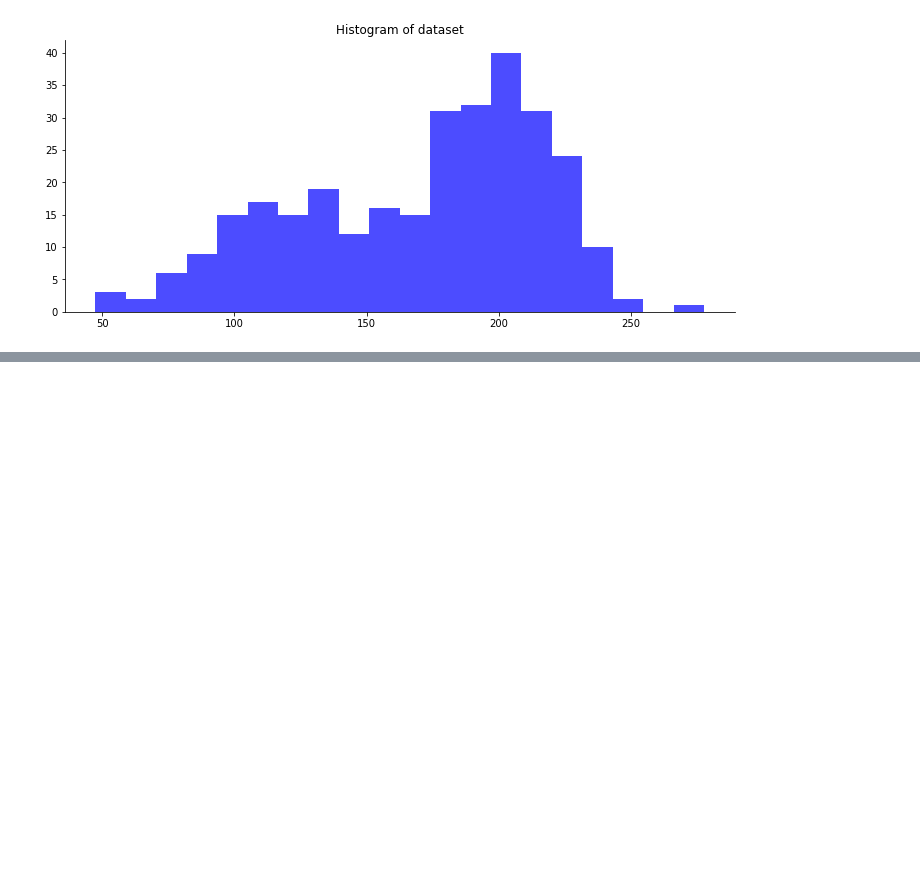
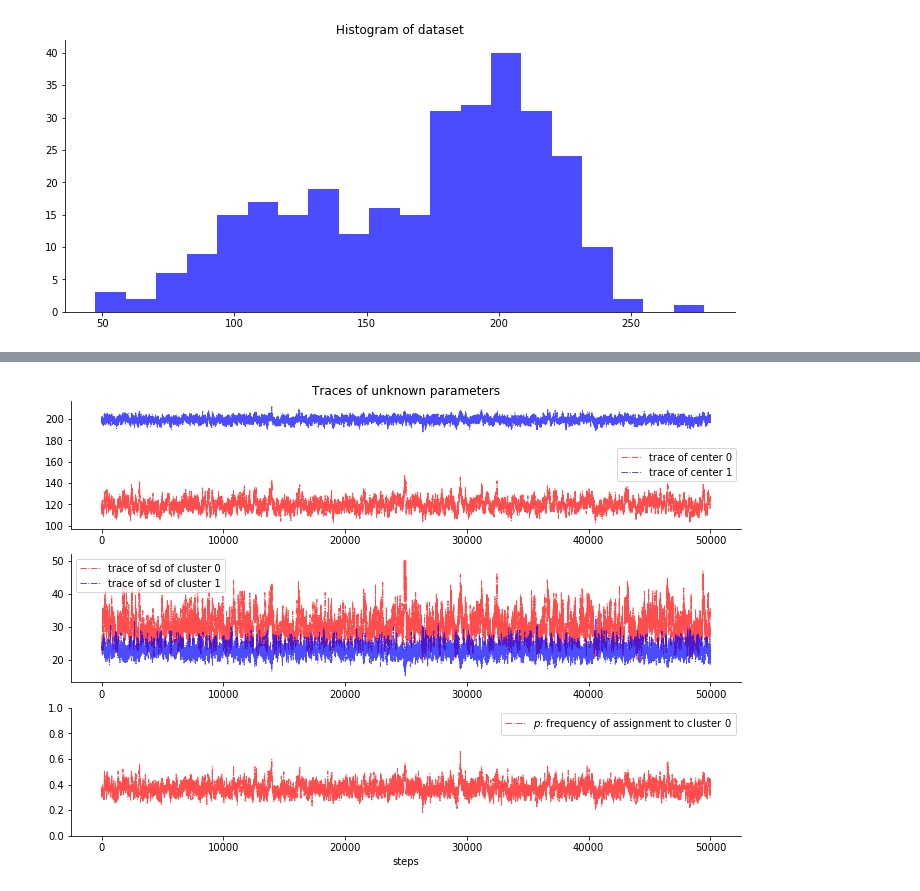
Before and after one commit to rmania/datascience, a Jupyter notebook: ml_models/2_1_bayesian_models_MCMC.ipynb, the cells around one changed output, grey strips where cells are left out. Cells and saved outputs as stored; diff of their text form; code cells hidden in the pictures; blank space fills up the shorter version.

```diff
--- a/ml_models/2_1_bayesian_models_MCMC.ipynb
+++ b/ml_models/2_1_bayesian_models_MCMC.ipynb
@@ -170,0 +187,6 @@ Assigned standard deviation:  [50. 50. 50. 50. 50.]
+# %%
+with model:
+    step1 = pm.Metropolis(vars = [p, sds, centers])
+    step2 = pm.ElemwiseCategorical(vars=[assignment])
+# ElemwiseCategorical is deprecated now use: CategoricalGibbsMetropolis()
+    trace = pm.sample(25000, step = [step1, step2])
@@ -170,0 +212,27 @@ Assigned standard deviation:  [50. 50. 50. 50. 50.]
+# %%
+# sample variables
+center_trace = trace["centers"]
+p_trace = trace["p"]
+std_trace = trace["sds"]
+
+# plt config
+fig, ax = plt.subplots(3,1, figsize=[12,8])
+col = ['red', 'blue']
+trace_config = {'lw': 1, 'alpha': .7, 'ls': 'dashdot'}
+
+ax[0].plot(center_trace[:, 0], label="trace of center 0", c=col[0], **trace_config)
+ax[0].plot(center_trace[:, 1], label="trace of center 1", c=col[1], **trace_config)
+ax[0].set(title = 'Traces of unknown parameters')
+
+ax[1].plot(std_trace[:, 0], label="trace of sd of cluster 0", c=col[0], **trace_config)
+ax[1].plot(std_trace[:, 1], label="trace of sd of cluster 1", c=col[1], **trace_config)
+
+ax[2].plot(p_trace, label="$p$: frequency of assignment to cluster 0",
+     color=col[0], **trace_config)
+ax[2].set(xlabel = 'steps', ylim = (0, 1))
+
+for i, x in enumerate(ax.ravel()):
+    remove_borders(ax[i])
+    ax[i].legend(loc='best')
+# %% [output]
+[figure, added]
```
Also changed, not shown: parts of 12 cells of this notebook.
